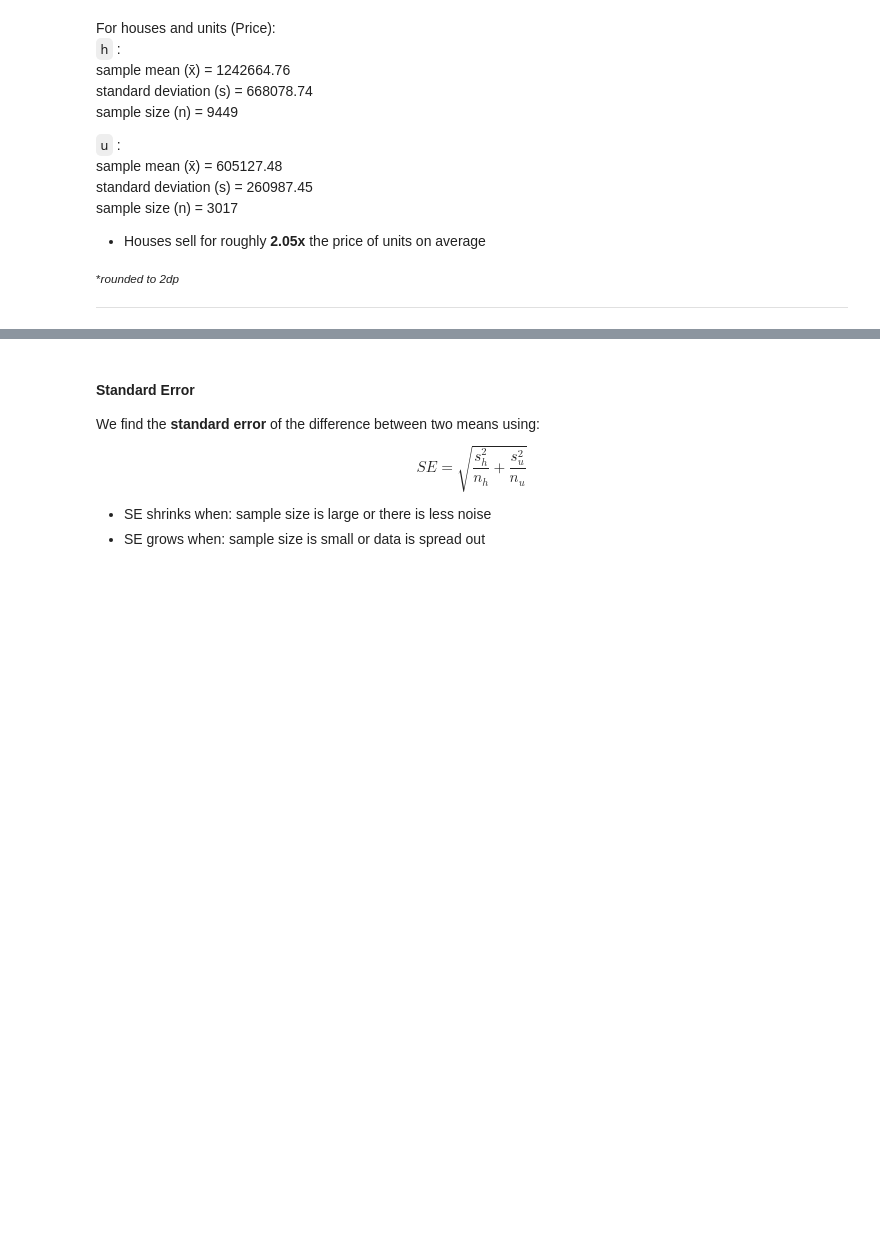
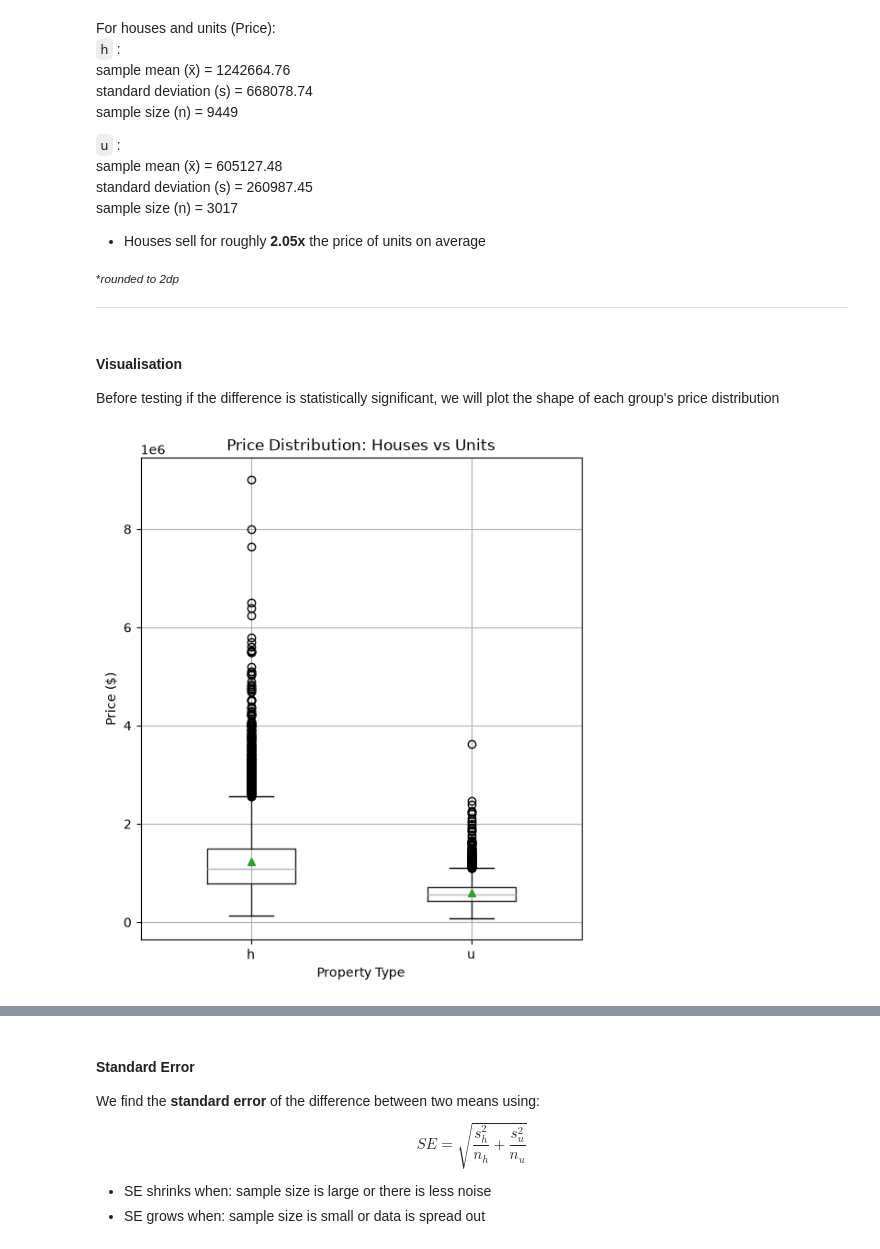
Before and after one commit to cousc0us/melbourne-suburb-analytics, a Jupyter notebook: notebooks/02_analysis.ipynb, the cells around one changed output, grey strips where cells are left out. Saved outputs shown, nothing was run; the diff lists cells and outputs as text; code cells hidden in the pictures; blank space fills up the shorter version.

Commit message:
feat: 2.2.1 visualisation

```diff
--- a/notebooks/02_analysis.ipynb
+++ b/notebooks/02_analysis.ipynb
@@ -80,3 +80,22 @@ sample size (n) = 3017
 <sub>**rounded to 2dp* </sub>
 
 ---
+# %% [markdown]
+#### Visualisation
+Before testing if the difference is statistically significant, we will plot the shape of each group's price distribution
+# %%
+fig, ax = plt.subplots(figsize=(6, 7))
+df.loc[df["Type"].isin(["h", "u"])].boxplot(
+    column = "Price",
+    by = "Type",
+    ax = ax,
+    widths = .4,
+    showmeans = True,
+)
+ax.set_title('Price Distribution: Houses vs Units')
+ax.set_xlabel('Property Type')
+ax.set_ylabel('Price ($)')
+plt.suptitle('')
+plt.show()
+# %% [output]
+[figure, added]
```
Also changed, not shown: parts of 1 cell of this notebook.
